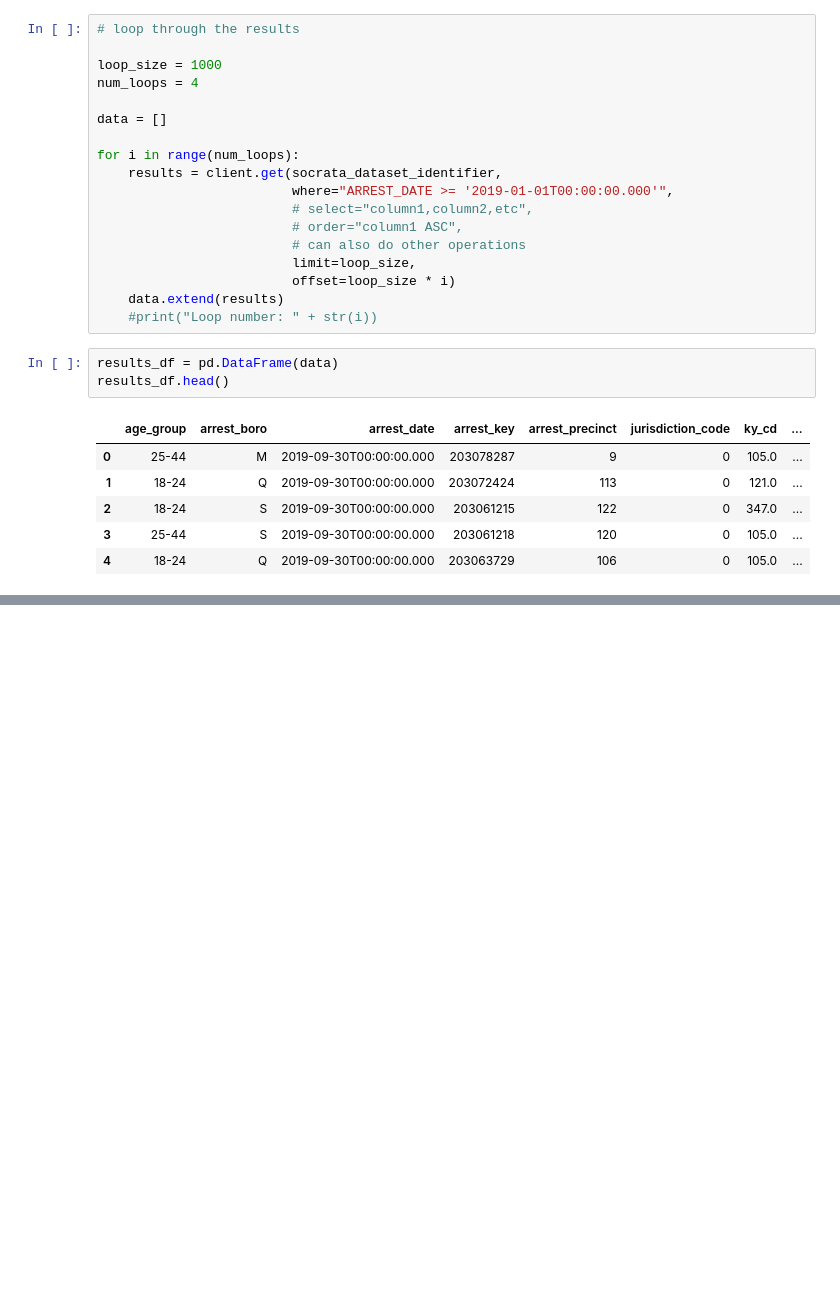
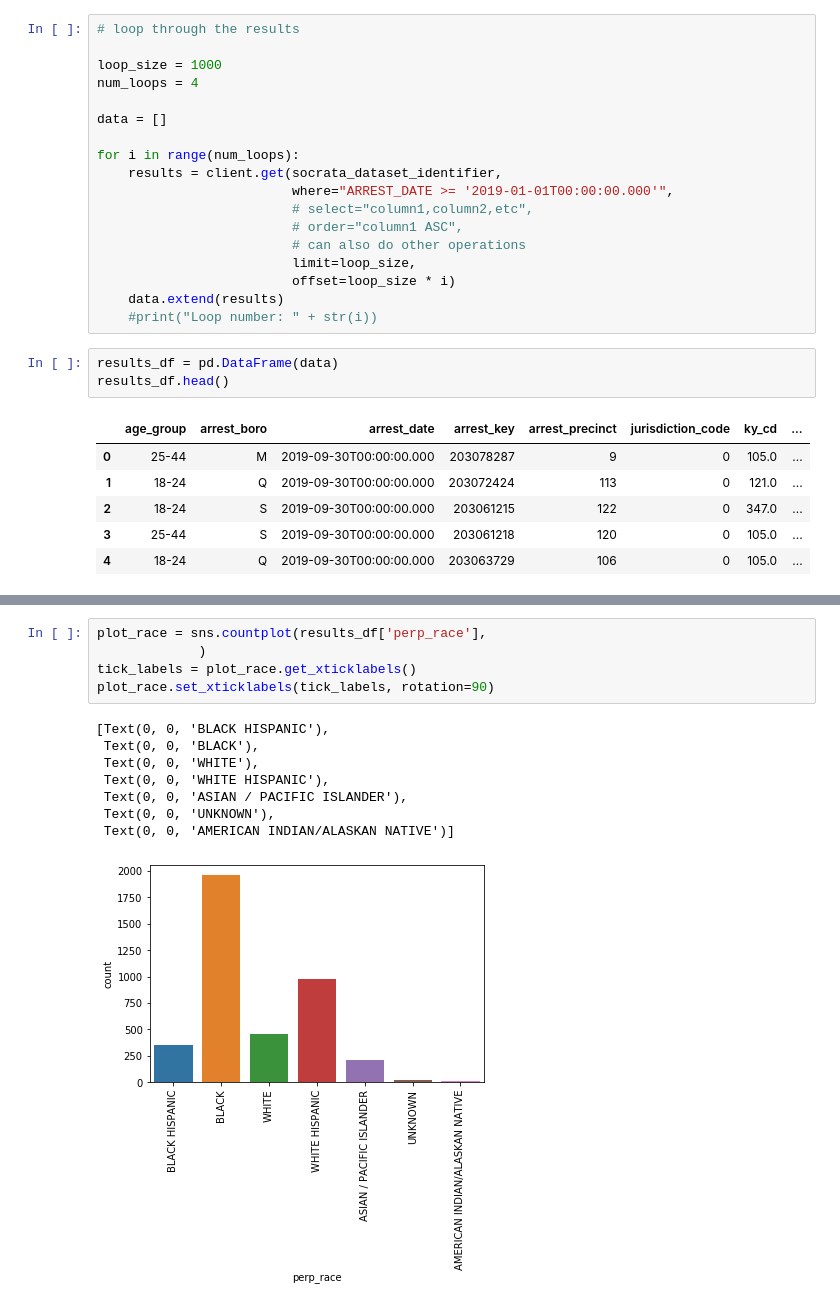
Before and after one commit to atc2146/NYC-Arrests, a Jupyter notebook: nyc-arrest-data.ipynb, the cells around one changed output, grey strips where cells are left out. Saved outputs shown, nothing was run; the diff lists cells and outputs as text; blank space fills up the shorter version.

```diff
--- a/nyc-arrest-data.ipynb
+++ b/nyc-arrest-data.ipynb
@@ -145,0 +164,14 @@ sns.countplot(results_df['age_group'],
+# %%
+plot_race = sns.countplot(results_df['perp_race'],
+             )
+tick_labels = plot_race.get_xticklabels()
+plot_race.set_xticklabels(tick_labels, rotation=90)
+# %% [output]
+[Text(0, 0, 'BLACK HISPANIC'),
+ Text(0, 0, 'BLACK'),
+ Text(0, 0, 'WHITE'),
+ Text(0, 0, 'WHITE HISPANIC'),
+ Text(0, 0, 'ASIAN / PACIFIC ISLANDER'),
+ Text(0, 0, 'UNKNOWN'),
+ Text(0, 0, 'AMERICAN INDIAN/ALASKAN NATIVE')]
+[figure, added]
```
Also changed, not shown: parts of 9 cells of this notebook.
